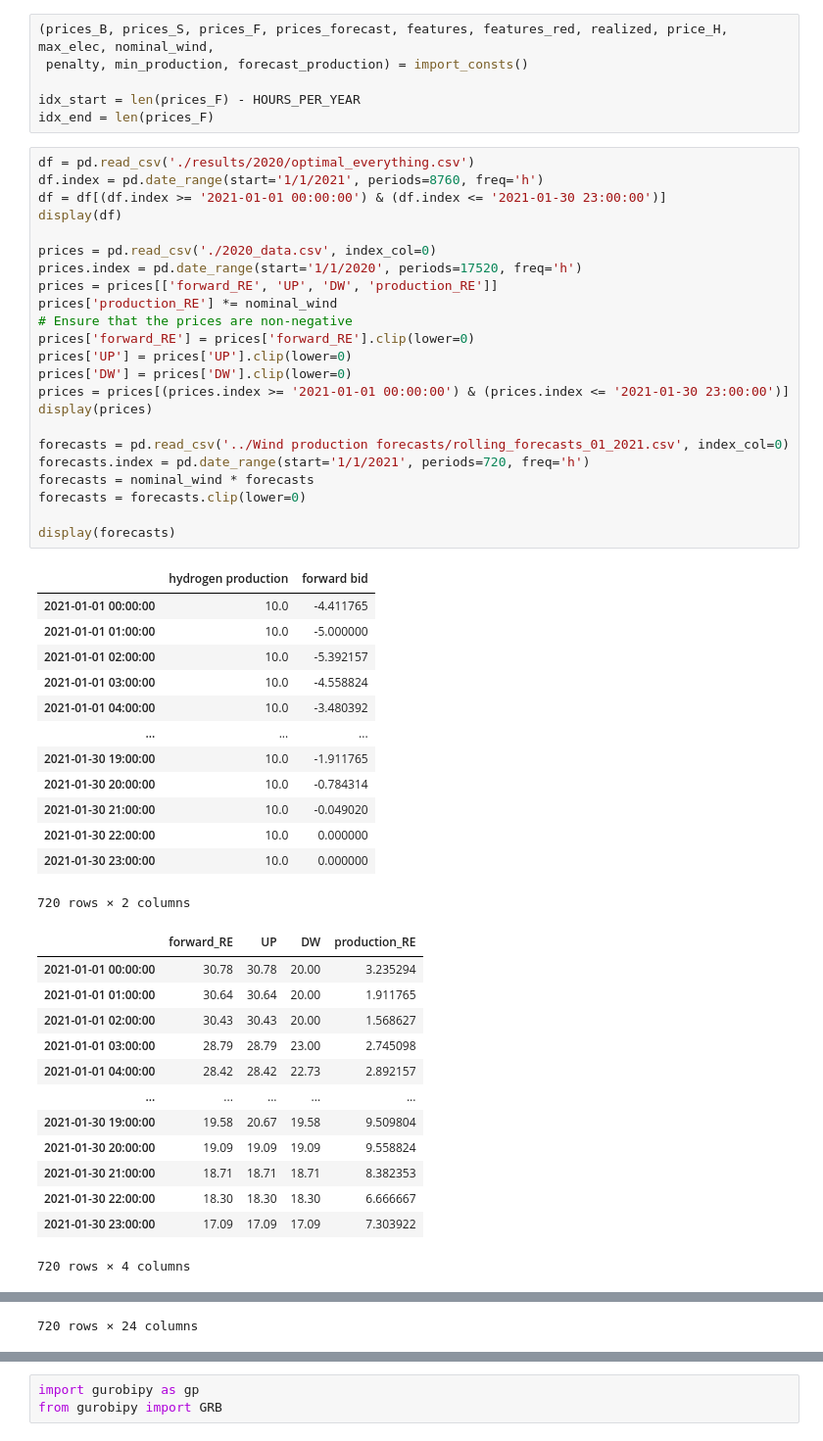
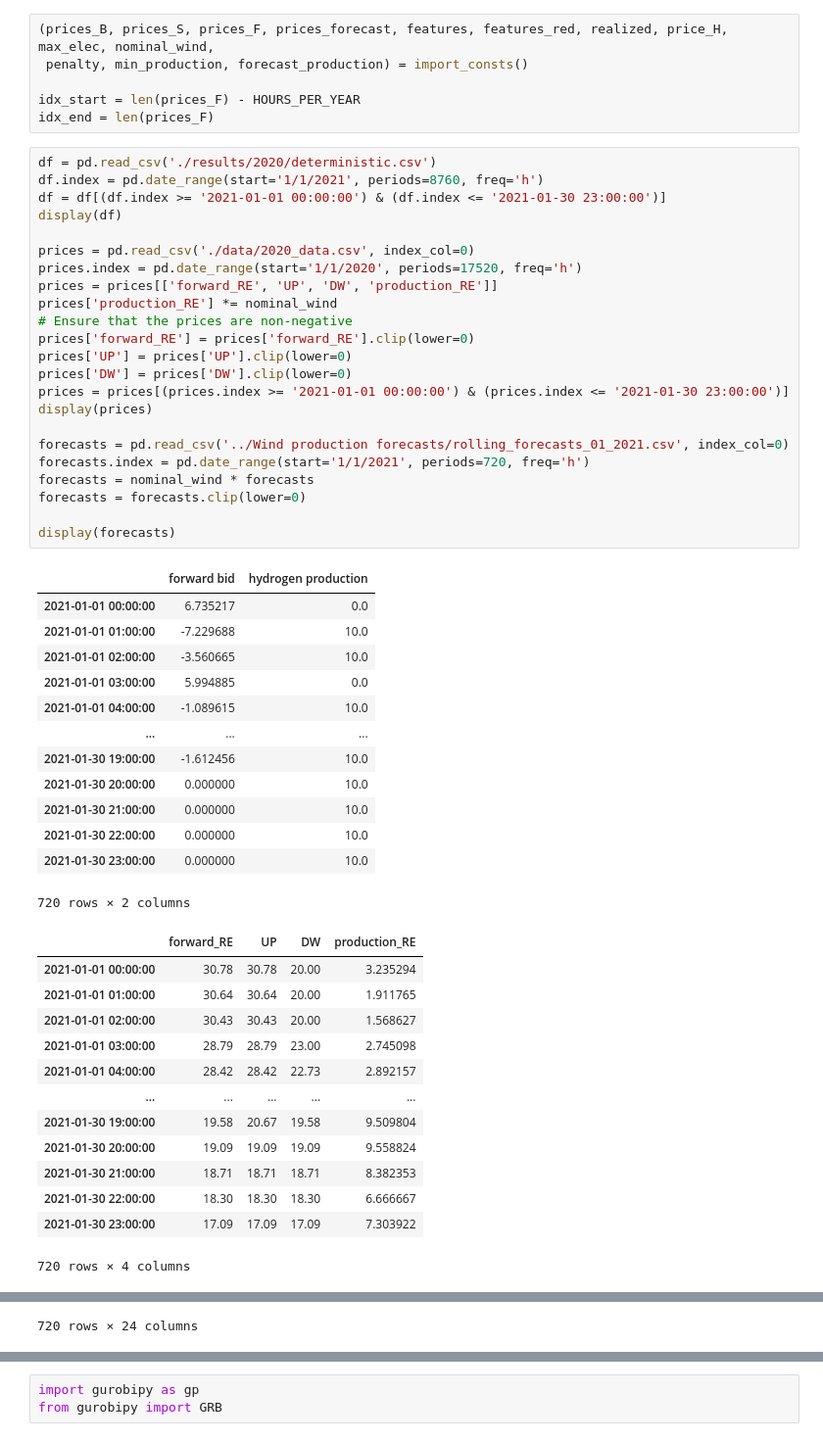
Before and after one commit to MGuckert/Real-time-adjustment-strategies-for-trading-wind-power-and-hydrogen, a Jupyter notebook: real_time_adjustment.ipynb, the cells around one changed output, grey strips where cells are left out. Shown at 98% size. Drawn from its saved outputs; the diff is of its cells as text.

```diff
--- a/real_time_adjustment.ipynb
+++ b/real_time_adjustment.ipynb
@@ -24,41 +24,41 @@ The autoreload extension is already loaded. To reload it, use:
 idx_start = len(prices_F) - HOURS_PER_YEAR
 idx_end = len(prices_F)
 # %%
-df = pd.read_csv('./results/2020/optimal_everything.csv')
+df = pd.read_csv('./results/2020/deterministic.csv')
 df.index = pd.date_range(start='1/1/2021', periods=8760, freq='h')
 df = df[(df.index >= '2021-01-01 00:00:00') & (df.index <= '2021-01-30 23:00:00')]
 display(df)
 
-prices = pd.read_csv('./2020_data.csv', index_col=0)
+prices = pd.read_csv('./data/2020_data.csv', index_col=0)
 prices.index = pd.date_range(start='1/1/2020', periods=17520, freq='h')
 prices = prices[['forward_RE', 'UP', 'DW', 'production_RE']]
 prices['production_RE'] *= nominal_wind
 # Ensure that the prices are non-negative
 prices['forward_RE'] = prices['forward_RE'].clip(lower=0)
 prices['UP'] = prices['UP'].clip(lower=0)
 prices['DW'] = prices['DW'].clip(lower=0)
 prices = prices[(prices.index >= '2021-01-01 00:00:00') & (prices.index <= '2021-01-30 23:00:00')]
 display(prices)
 
 forecasts = pd.read_csv('../Wind production forecasts/rolling_forecasts_01_2021.csv', index_col=0)
 forecasts.index = pd.date_range(start='1/1/2021', periods=720, freq='h')
 forecasts = nominal_wind * forecasts
 forecasts = forecasts.clip(lower=0)
 
 display(forecasts)
 # %% [output]
-|  | hydrogen production | forward bid |
-| 2021-01-01 00:00:00 | 10.0 | -4.411765 |
-| 2021-01-01 01:00:00 | 10.0 | -5.000000 |
-| 2021-01-01 02:00:00 | 10.0 | -5.392157 |
-| 2021-01-01 03:00:00 | 10.0 | -4.558824 |
-| 2021-01-01 04:00:00 | 10.0 | -3.480392 |
+|  | forward bid | hydrogen production |
+| 2021-01-01 00:00:00 | 6.735217 | 0.0 |
+| 2021-01-01 01:00:00 | -7.229688 | 10.0 |
+| 2021-01-01 02:00:00 | -3.560665 | 10.0 |
+| 2021-01-01 03:00:00 | 5.994885 | 0.0 |
+| 2021-01-01 04:00:00 | -1.089615 | 10.0 |
 | ... | ... | ... |
-| 2021-01-30 19:00:00 | 10.0 | -1.911765 |
-| 2021-01-30 20:00:00 | 10.0 | -0.784314 |
-| 2021-01-30 21:00:00 | 10.0 | -0.049020 |
-| 2021-01-30 22:00:00 | 10.0 | 0.000000 |
-| 2021-01-30 23:00:00 | 10.0 | 0.000000 |
+| 2021-01-30 19:00:00 | -1.612456 | 10.0 |
+| 2021-01-30 20:00:00 | 0.000000 | 10.0 |
+| 2021-01-30 21:00:00 | 0.000000 | 10.0 |
+| 2021-01-30 22:00:00 | 0.000000 | 10.0 |
+| 2021-01-30 23:00:00 | 0.000000 | 10.0 |
 720 rows × 2 columns
 |  | forward_RE | UP | DW | production_RE |
 | 2021-01-01 00:00:00 | 30.78 | 30.78 | 20.00 | 3.235294 |
```
Also changed, not shown: parts of 4 cells of this notebook, 6 other files.
